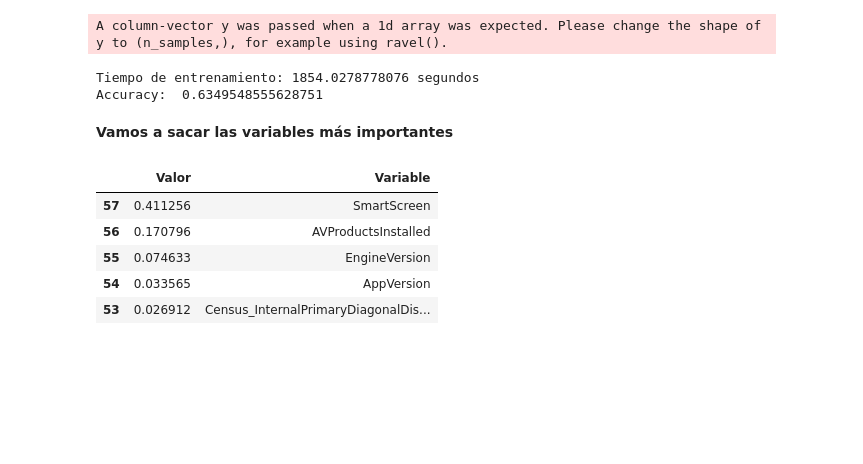
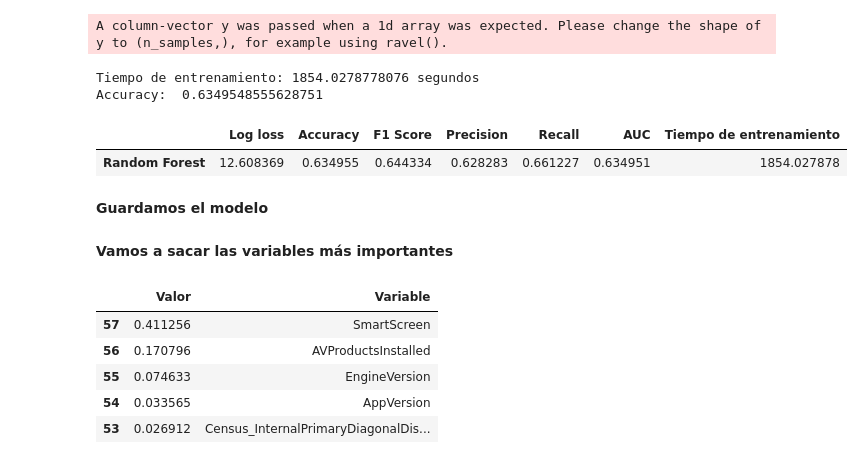
Before and after one commit to Gecofer/TFM_1920, a Jupyter notebook: notebooks/4-MicrosoftMalwarePrediction-RandomForest.ipynb, the cells around one changed output. Drawn from its saved outputs; the diff is of its cells as text; code cells hidden in the pictures; blank space fills up the shorter version.

Commit message:
Subir modelo Random Forest en .pdf .pynb

```diff
--- a/notebooks/4-MicrosoftMalwarePrediction-RandomForest.ipynb
+++ b/notebooks/4-MicrosoftMalwarePrediction-RandomForest.ipynb
@@ -119,3 +121,21 @@ print("Accuracy: ", metrics.accuracy_score(y_val, y_pred))
 A column-vector y was passed when a 1d array was expected. Please change the shape of y to (n_samples,), for example using ravel().
 Tiempo de entrenamiento: 1854.0278778076 segundos
 Accuracy:  0.6349548555628751
+# %%
+# Imprimimos algunas métricas
+logloss = metrics.log_loss(y_val, y_pred)
+accuracy = metrics.accuracy_score(y_val, y_pred)
+F1 = metrics.f1_score(y_val, y_pred)
+precision = precision_score(y_val, y_pred, average='binary')
+recall = recall_score(y_val, y_pred, average='binary')
+auc = metrics.roc_auc_score(y_val, y_pred)
+
+metricas = [logloss, accuracy, F1, precision, recall, auc, elapsed_time]
+nombre_metricas = ['Log loss', 'Accuracy', 'F1 Score', 'Precision', 'Recall', 'AUC', 'Tiempo de entrenamiento']
+# %%
+pd.DataFrame(metricas, nombre_metricas, columns = ['Random Forest']).T
+# %% [output]
+|  | Log loss | Accuracy | F1 Score | Precision | Recall | AUC | Tiempo de entrenamiento |
+| Random Forest | 12.608369 | 0.634955 | 0.644334 | 0.628283 | 0.661227 | 0.634951 | 1854.027878 |
+# %% [markdown]
+**Guardamos el modelo**
```
Also changed, not shown: parts of 3 cells of this notebook, 1 other file.
